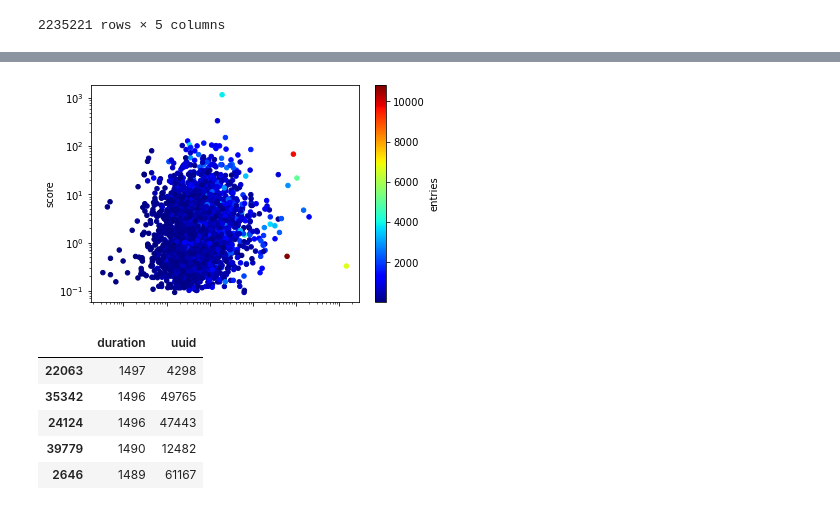
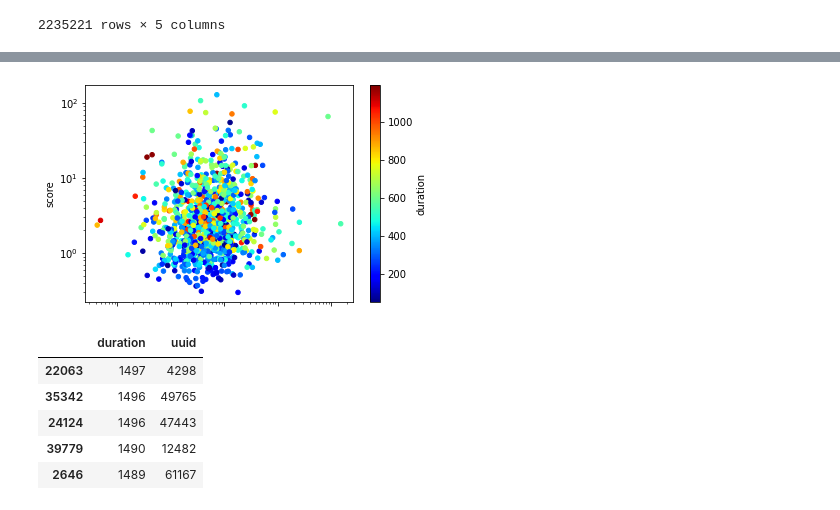
Before and after one commit to jo-nsc/distance-education-2020, a Jupyter notebook: analise_perfil_alunos.ipynb, the cells around one changed output, grey strips where cells are left out. Saved outputs shown, nothing was run; the diff lists cells and outputs as text; code cells hidden in the pictures.

```diff
--- a/analise_perfil_alunos.ipynb
+++ b/analise_perfil_alunos.ipynb
@@ -328,7 +328,7 @@ datedScores
 Aqui, desenvolvemos uma metrica de score para os alunos
 # %%
 datedScores = datedScores[datedScores['courses']>0]
-# datedScores = datedScores[(datedScores['duration']<1200) & (datedScores['duration']>0)]
+datedScores = datedScores[(datedScores['duration']<1200) & (datedScores['duration']>0)]
 normalEx = datedScores['somaEx']/datedScores['somaEx'].mean()
 normalForum = datedScores['somaForum']/datedScores['somaForum'].mean()
 normalDuration = datedScores['duration']/datedScores['duration'].mean()
@@ -437,8 +437,8 @@ plt.show()
 # %%
-scoreFreq.plot(kind='scatter',x='var',y='score',colormap='jet',c='entries',loglog=True)
+scoreFreq.plot(kind='scatter',x='var',y='score',colormap='jet',c='duration',loglog=True)
 plt.show()
 # %% [output]
-[figure, old version]
+[figure, new version]
 # %%
 timeWatched = tasks[['duration','uuid']]
 #remover 0 minutos (ruido)
```
Also changed, not shown: parts of 8 cells of this notebook.
